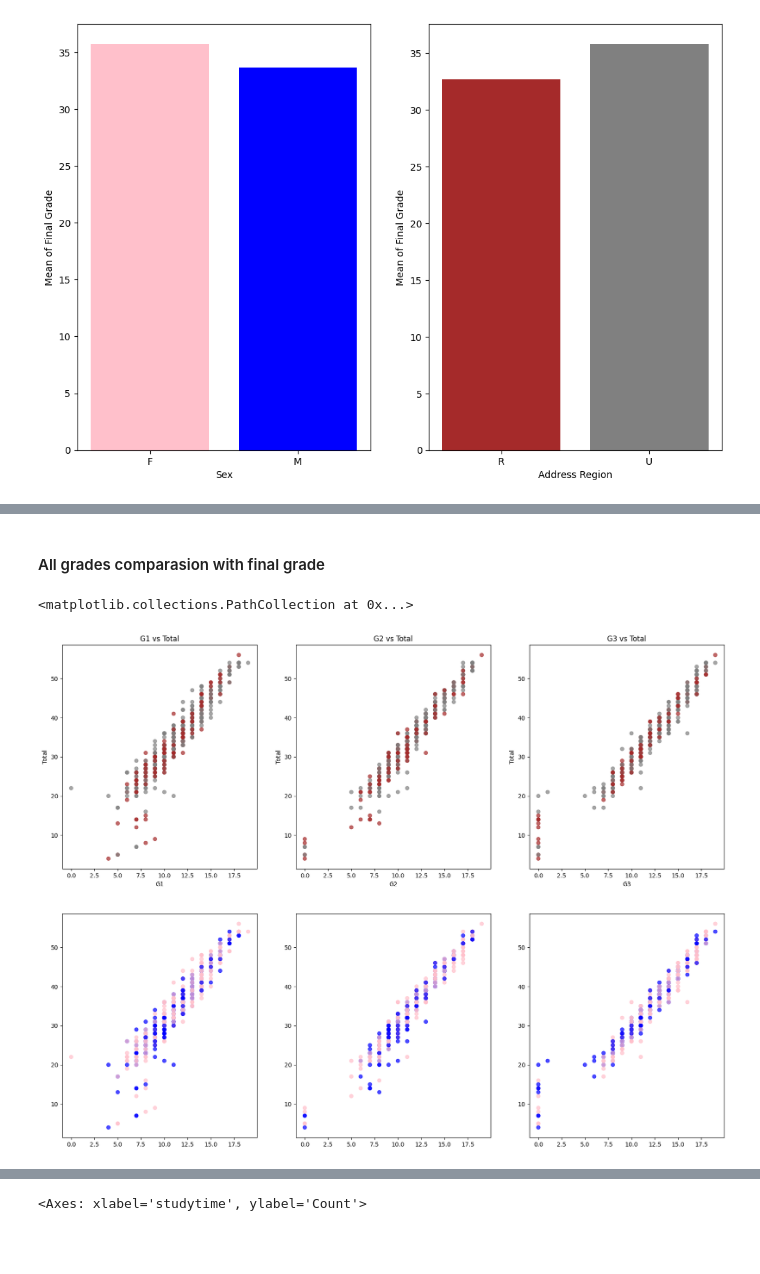
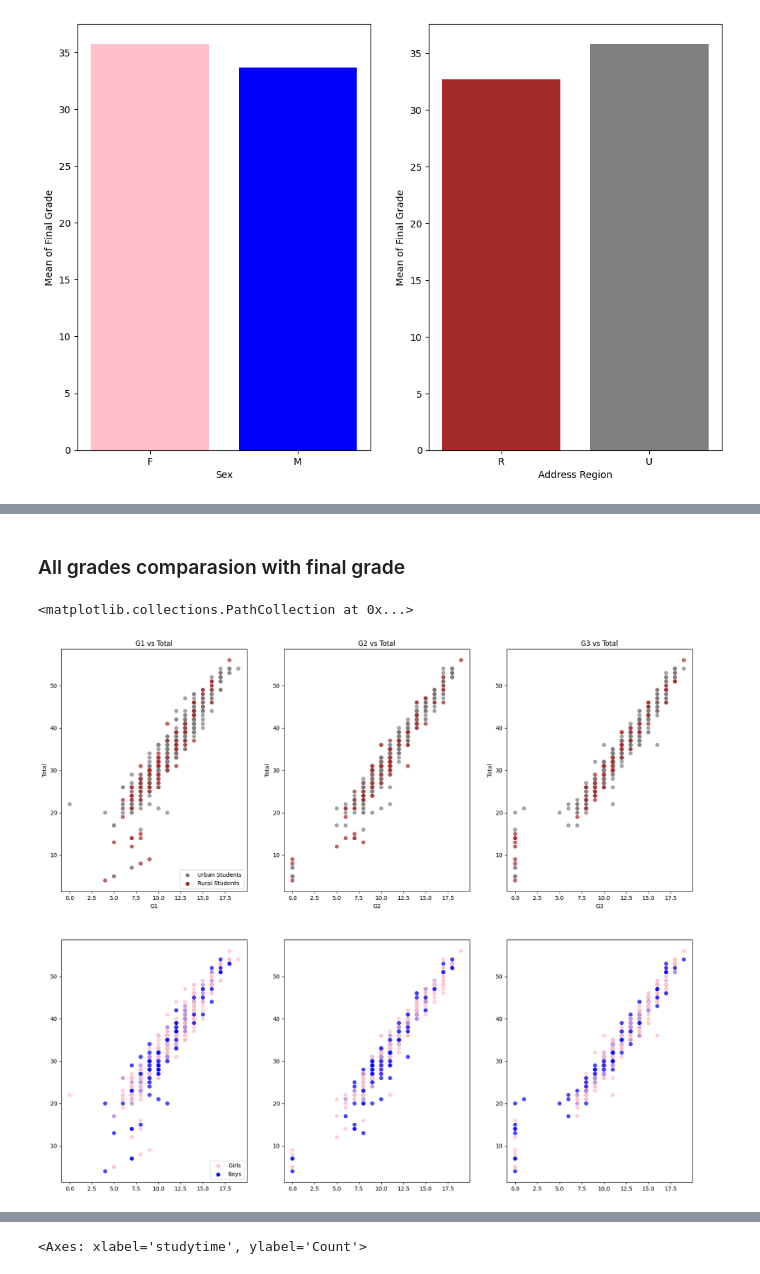
Before and after one commit to VBritis/EDA-StudentPerformance, a Jupyter notebook: EDA.ipynb, the cells around one changed output, grey strips where cells are left out. Saved outputs shown, nothing was run; the diff lists cells and outputs as text; code cells hidden in the pictures; blank space fills up the shorter version.

```diff
--- a/EDA.ipynb
+++ b/EDA.ipynb
@@ -203,42 +206,52 @@ Text(0, 0.5, 'Mean of Final Grade')
 # %% [markdown]
 
-#### All grades comparasion with final grade
+### All grades comparasion with final grade
 # %%
 #All grades comparasion with final grade
 colors = {'U': 'gray', 'R': 'brown','M': 'blue','F': 'pink'}
-plt.figure(figsize=(20,15))
+plt.figure(figsize=(20,17))
 plt.subplot(2, 3, 1)
 plt.scatter(df['G1'], df['total'], color=df['address'].map(colors), alpha=0.7)
 plt.title('G1 vs Total')
 plt.xlabel('G1')
 plt.ylabel('Total')
+
+#The code below are total copy of GPT <3
+plt.scatter([], [], color='gray', label='Urban Students')
+plt.scatter([], [], color='brown', label='Rural Students')
+plt.legend(loc="lower right")
+#
 
 plt.subplot(2,3,2)
 plt.scatter(df['G2'], df['total'], color=df['address'].map(colors), alpha=0.7)
 plt.title('G2 vs Total')
 plt.xlabel('G2')
 plt.ylabel('Total')
 
 plt.subplot(2,3,3)
 plt.scatter(df['G3'], df['total'], color=df['address'].map(colors), alpha=0.7)
 plt.title('G3 vs Total')
 plt.xlabel('G3')
 plt.ylabel('Total')
 
 
 plt.subplot(2,3,4)
 plt.scatter(df['G1'], df['total'], color=df['sex'].map(colors), alpha=0.7)
+plt.legend(["Girls", "Boys"], loc="lower right")
+plt.scatter([], [], color='pink', label='Girls')
+plt.scatter([], [], color='blue', label='Boys')
+plt.legend(loc="lower right")
 
 
 plt.subplot(2,3,5)
 plt.scatter(df['G2'], df['total'], color=df['sex'].map(colors), alpha=0.7)
 
 
 plt.subplot(2,3,6)
 plt.scatter(df['G3'], df['total'], color=df['sex'].map(colors), alpha=0.7)
 # %% [output]
 <matplotlib.collections.PathCollection at 0x...>
-[figure, old version]
+[figure, new version]
 # %%
 #All grades comparasion with final grade
 colorus = {'U': 'gray', 'R': 'brown','M': 'blue','F': 'pink'}
```
Also changed, not shown: parts of 3 cells of this notebook.
